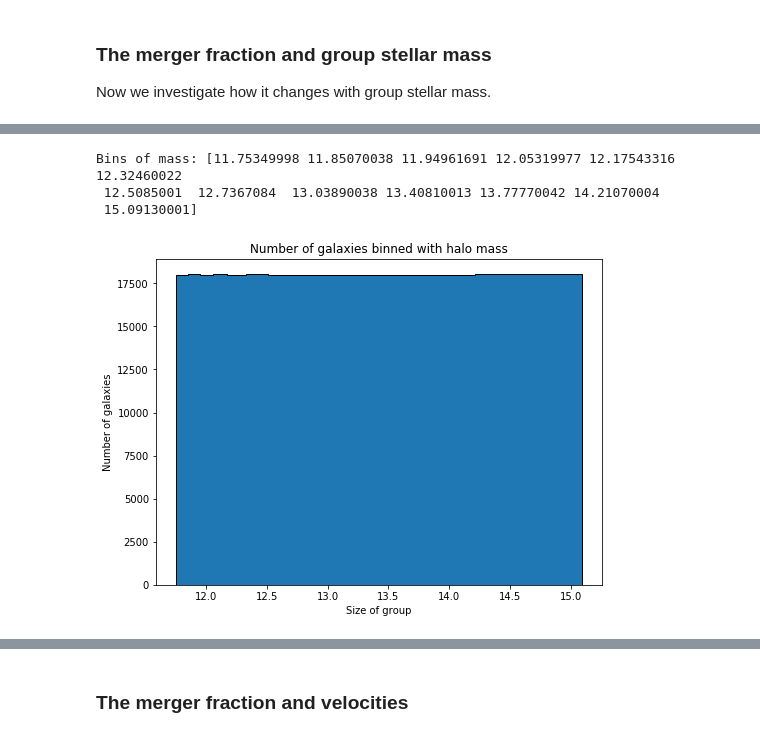
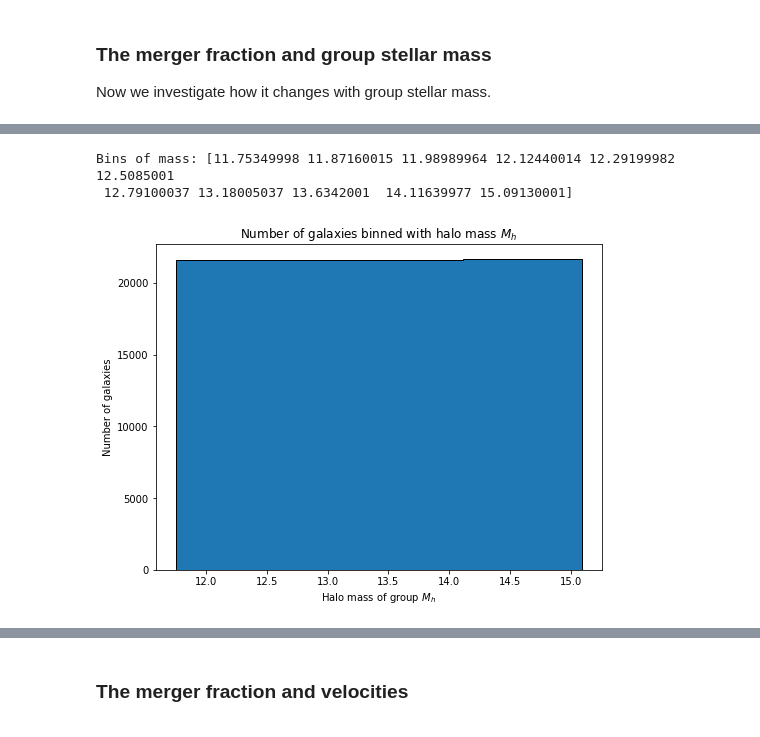
Before and after one commit to tplews98/MPhys_Project, a Jupyter notebook: Hilary work/HT_Week1_VolumeLimited_OriginalGroups.ipynb, the cells around one changed output, grey strips where cells are left out. Cells and saved outputs as stored; diff of their text form; code cells hidden in the pictures.

```diff
--- a/Hilary work/HT_Week1_VolumeLimited_OriginalGroups.ipynb
+++ b/Hilary work/HT_Week1_VolumeLimited_OriginalGroups.ipynb
@@ -756,22 +756,21 @@ plt.show()
 # %%
 # Create logarithmic bins of equal size without small groups
 galaxies_with_halo_mass2 = volume_limited_data[volume_limited_data["halo mass2"] > 0]
-equal_bins_halo_mass2 = pd.qcut(galaxies_with_halo_mass2["halo mass2"], q=12, labels=False, retbins=True, duplicates="drop")[1]
+equal_bins_halo_mass2 = pd.qcut(galaxies_with_halo_mass2["halo mass2"], q=10, labels=False, retbins=True, duplicates="drop")[1]
 
 print("Bins of mass: " + str(equal_bins_halo_mass2))
 
 # Plot histogram of group size using logarithmic bins
 plt.figure(figsize=(8,6))
 plt.hist(galaxies_with_halo_mass2["halo mass2"], bins=equal_bins_halo_mass2, edgecolor="black", histtype="stepfilled")
-plt.xlabel("Size of group")
+plt.xlabel("Halo mass of group $M_h$")
 plt.ylabel("Number of galaxies")
-plt.title("Number of galaxies binned with halo mass")
+plt.title("Number of galaxies binned with halo mass $M_h$")
 plt.show()
 # %% [output]
-Bins of mass: [11.75349998 11.85070038 11.94961691 12.05319977 12.17543316 12.32460022
- 12.5085001  12.7367084  13.03890038 13.40810013 13.77770042 14.21070004
- 15.09130001]
+Bins of mass: [11.75349998 11.87160015 11.98989964 12.12440014 12.29199982 12.5085001
+ 12.79100037 13.18005037 13.6342001  14.11639977 15.09130001]
-[figure, old version]
+[figure, new version]
 # %%
 # Define a function that given some data, will return the merger fraction against redshift
 def merger_fraction_binning(data, mass_bins):
```
Also changed, not shown: parts of 6 cells of this notebook.
